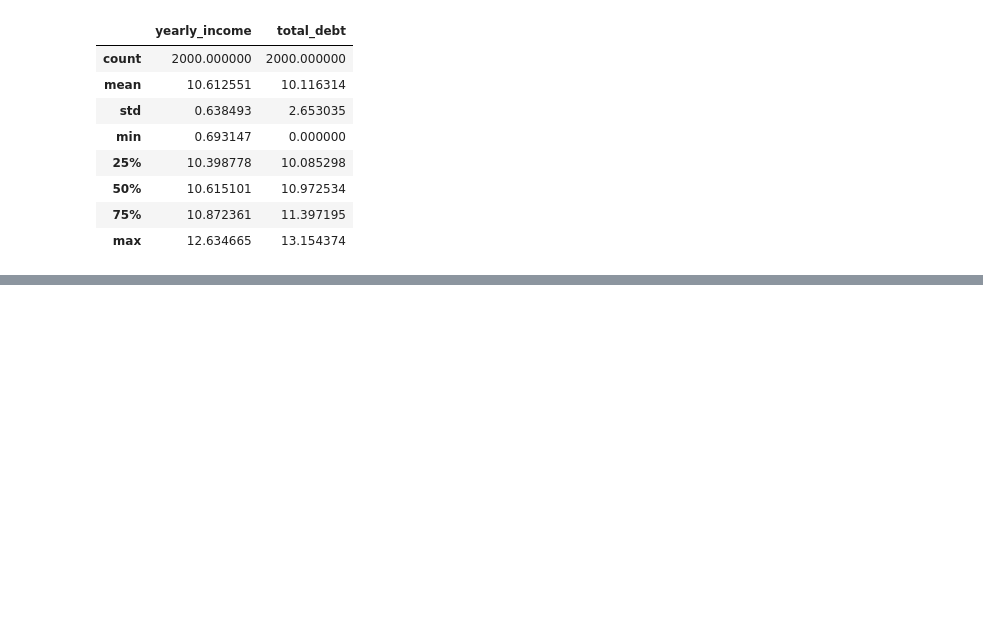
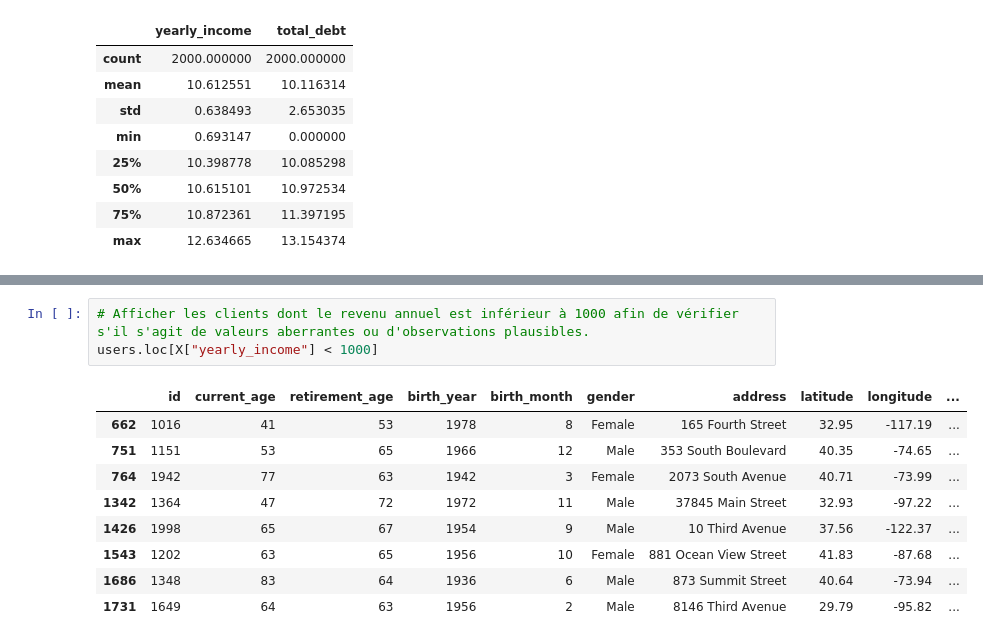
Before and after one commit to rimlahrech05-66/clustering, a Jupyter notebook: data.ipynb, the cells around one changed output, grey strips where cells are left out. Cells and saved outputs as stored; diff of their text form; blank space fills up the shorter version.

```diff
--- a/data.ipynb
+++ b/data.ipynb
@@ -256,0 +255,13 @@ plt.show()
+# %%
+# Afficher les clients dont le revenu annuel est inférieur à 1000 afin de vérifier s'il s'agit de valeurs aberrantes ou d'observations plausibles.
+users.loc[X["yearly_income"] < 1000]
+# %% [output]
+|  | id | current_age | retirement_age | birth_year | birth_month | gender | address | latitude | longitude | ... |
+| 662 | 1016 | 41 | 53 | 1978 | 8 | Female | 165 Fourth Street | 32.95 | -117.19 | ... |
+| 751 | 1151 | 53 | 65 | 1966 | 12 | Male | 353 South Boulevard | 40.35 | -74.65 | ... |
+| 764 | 1942 | 77 | 63 | 1942 | 3 | Female | 2073 South Avenue | 40.71 | -73.99 | ... |
+| 1342 | 1364 | 47 | 72 | 1972 | 11 | Male | 37845 Main Street | 32.93 | -97.22 | ... |
+| 1426 | 1998 | 65 | 67 | 1954 | 9 | Male | 10 Third Avenue | 37.56 | -122.37 | ... |
+| 1543 | 1202 | 63 | 65 | 1956 | 10 | Female | 881 Ocean View Street | 41.83 | -87.68 | ... |
+| 1686 | 1348 | 83 | 64 | 1936 | 6 | Male | 873 Summit Street | 40.64 | -73.94 | ... |
+| 1731 | 1649 | 64 | 63 | 1956 | 2 | Male | 8146 Third Avenue | 29.79 | -95.82 | ... |
```
Also changed, not shown: parts of 7 cells of this notebook.
